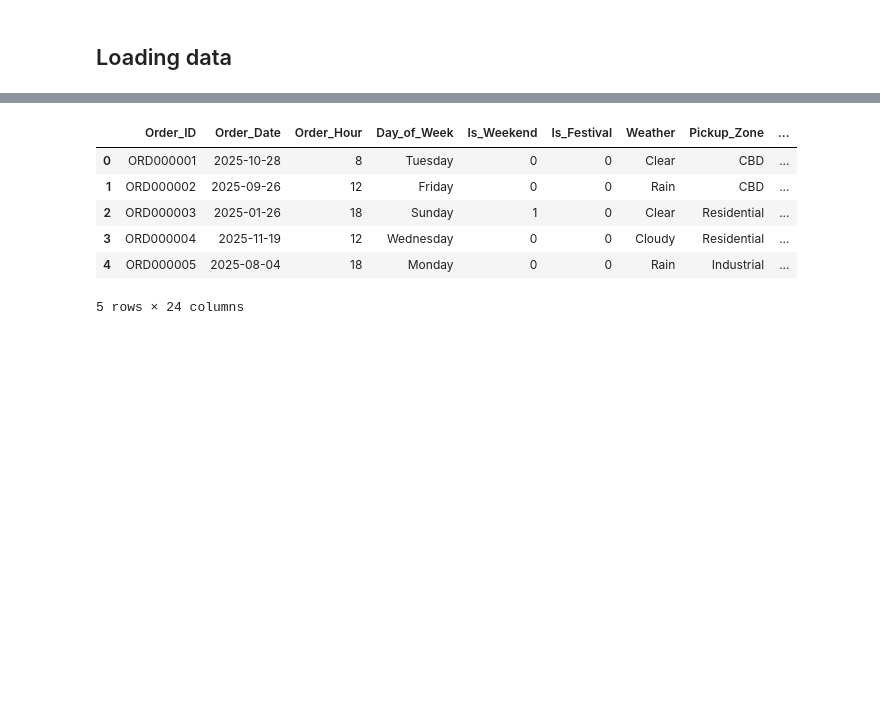
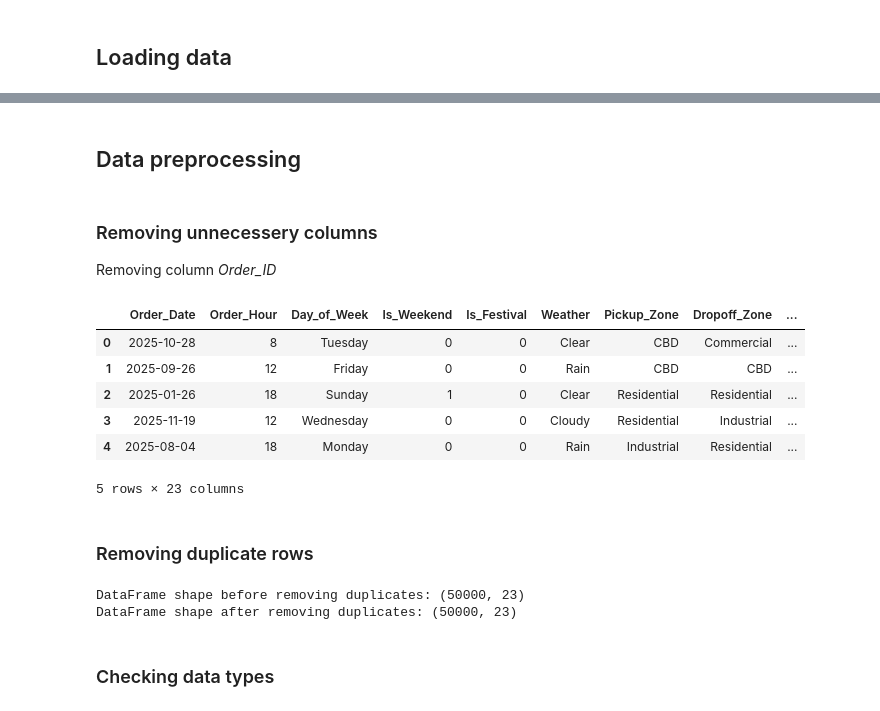
Before and after one commit to julianborys2908/Food-Delivery-Prediction, a Jupyter notebook: Notebook.ipynb, the cells around one changed output, grey strips where cells are left out. Cells and saved outputs as stored; diff of their text form; code cells hidden in the pictures; blank space fills up the shorter version.

```diff
--- a/Notebook.ipynb
+++ b/Notebook.ipynb
@@ -7,10 +18,30 @@ delivery_data = pd.read_csv('Food_Delivery_Time_Prediction.csv', sep=',')
-# %%
-delivery_data.head()
-# %% [output]
-|  | Order_ID | Order_Date | Order_Hour | Day_of_Week | Is_Weekend | Is_Festival | Weather | Pickup_Zone | ... |
-| 0 | ORD000001 | 2025-10-28 | 8 | Tuesday | 0 | 0 | Clear | CBD | ... |
-| 1 | ORD000002 | 2025-09-26 | 12 | Friday | 0 | 0 | Rain | CBD | ... |
-| 2 | ORD000003 | 2025-01-26 | 18 | Sunday | 1 | 0 | Clear | Residential | ... |
-| 3 | ORD000004 | 2025-11-19 | 12 | Wednesday | 0 | 0 | Cloudy | Residential | ... |
-| 4 | ORD000005 | 2025-08-04 | 18 | Monday | 0 | 0 | Rain | Industrial | ... |
-5 rows × 24 columns
+# %% [markdown]
+## Data preprocessing
+# %% [markdown]
+### Removing unnecessery columns
+
+Removing column *Order_ID*
+# %%
+delivery_data.drop(['Order_ID'], axis=1, inplace=True)
+delivery_data.head(5)
+# %% [output]
+|  | Order_Date | Order_Hour | Day_of_Week | Is_Weekend | Is_Festival | Weather | Pickup_Zone | Dropoff_Zone | ... |
+| 0 | 2025-10-28 | 8 | Tuesday | 0 | 0 | Clear | CBD | Commercial | ... |
+| 1 | 2025-09-26 | 12 | Friday | 0 | 0 | Rain | CBD | CBD | ... |
+| 2 | 2025-01-26 | 18 | Sunday | 1 | 0 | Clear | Residential | Residential | ... |
+| 3 | 2025-11-19 | 12 | Wednesday | 0 | 0 | Cloudy | Residential | Industrial | ... |
+| 4 | 2025-08-04 | 18 | Monday | 0 | 0 | Rain | Industrial | Residential | ... |
+5 rows × 23 columns
+# %% [markdown]
+### Removing duplicate rows
+# %%
+print(f'DataFrame shape before removing duplicates: {delivery_data.shape}')
+
+delivery_data.drop_duplicates(inplace=True)
+
+print(f'DataFrame shape after removing duplicates: {delivery_data.shape}')
+# %% [output]
+DataFrame shape before removing duplicates: (50000, 23)
+DataFrame shape after removing duplicates: (50000, 23)
+# %% [markdown]
+### Checking data types
```
Also changed, not shown: parts of 13 cells of this notebook.
